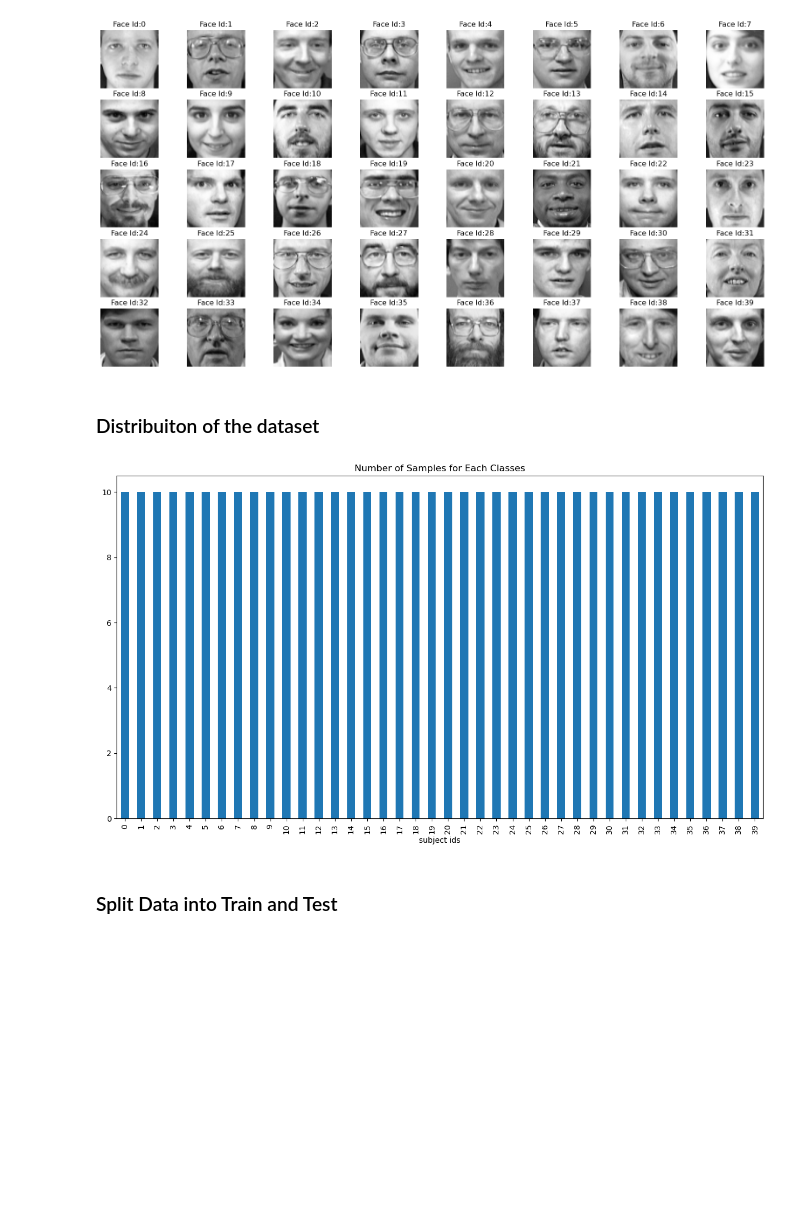
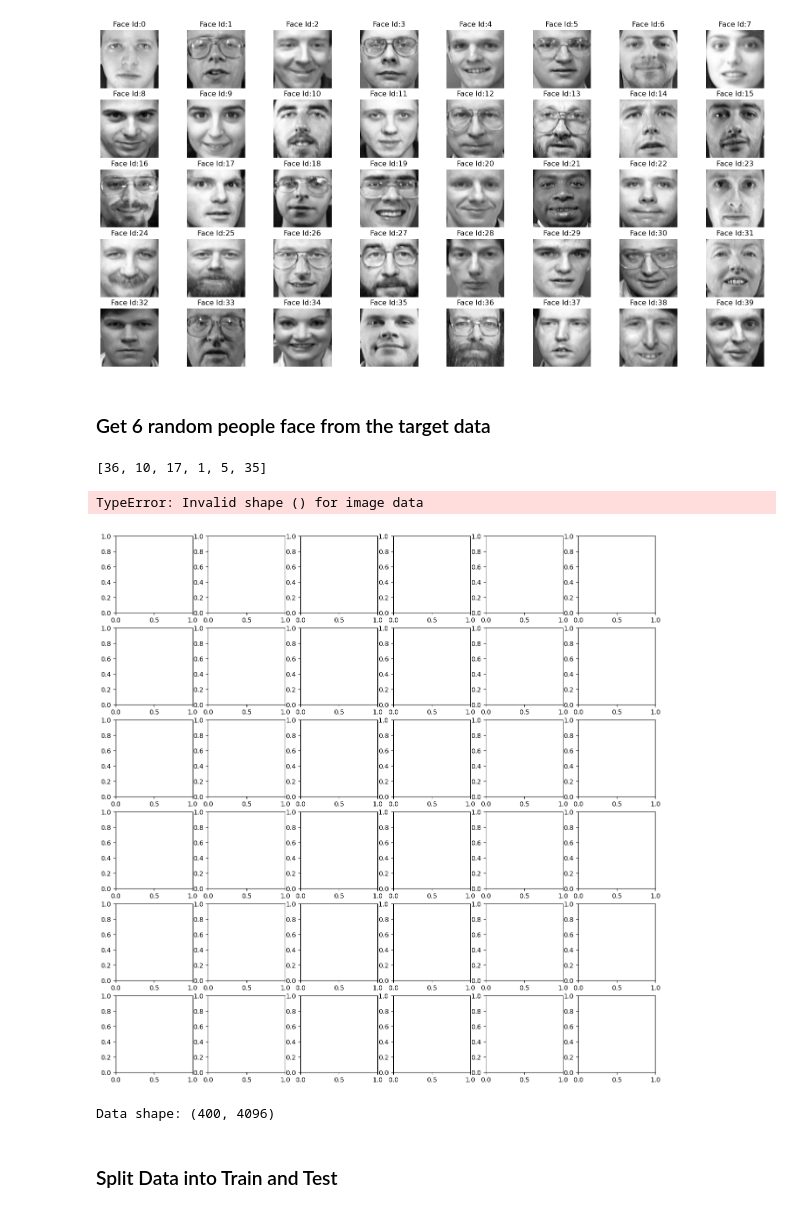
Before and after one commit to TheScorpoi/faa-face-recognition, a Jupyter notebook: src/main.ipynb, the cells around one changed output. Cells and saved outputs as stored; diff of their text form; code cells hidden in the pictures; blank space fills up the shorter version.

```diff
--- a/src/main.ipynb
+++ b/src/main.ipynb
@@ -55,22 +74,39 @@ fig, axarr=plt.subplots(nrows=5, ncols=8, figsize=(20, 10))
 axarr=axarr.flatten()
 
 #iterating over user ids
-for id in target_data:
-    image_index=id * 10
-    axarr[id].imshow(data[image_index], cmap='gray')
-    axarr[id].set_title("Face Id:{}".format(id))
-    axarr[id].axis("off")
+for i in range(40):
+    image_index=i * 10
+    axarr[i].imshow(data[image_index], cmap="gray")
+    axarr[i].set_title("Face Id:{}".format(i))
+    axarr[i].axis("off")
 # %% [output]
 [figure]
-# %% [markdown]
-### Distribuiton of the dataset
-# %%
-y_frame=pd.DataFrame()
-y_frame['subject ids']= target_data
-y_frame.groupby(['subject ids']).size().plot.bar(figsize=(15,8),title="Number of Samples for Each Classes")
-plt.show()
-# %% [output]
-[figure, removed]
+# %% [markdown]
+### Get 6 random people face from the target data
+# %%
+rows = 6
+cols = 6
+
+fig, ax=plt.subplots(nrows=rows, ncols=cols, figsize=(15,15))
+
+face_id = random.sample(range(0,40), rows)
+print(face_id)
+
+for i, face_id in enumerate(face_id):
+    for j in range(cols):
+        image_index=face_id * 10 + j
+        ax[i,j].imshow(target_data[image_index], cmap="gray", aspect="auto")
+        ax[i,j].set_title("Face Id:{}".format(face_id))
+        ax[i,j].axis("off")
+# %% [output]
+[36, 10, 17, 1, 5, 35]
+TypeError: Invalid shape () for image data
+[figure, added]
+# %%
+data = data.reshape((data.shape[0], data.shape[1] * data.shape[2]))
+print(f"Data shape: {data.shape}")
+# %% [output]
+Data shape: (400, 4096)
 # %% [markdown]
 ### Split Data into Train and Test
 # %%
```
Also changed, not shown: parts of 16 cells of this notebook.
